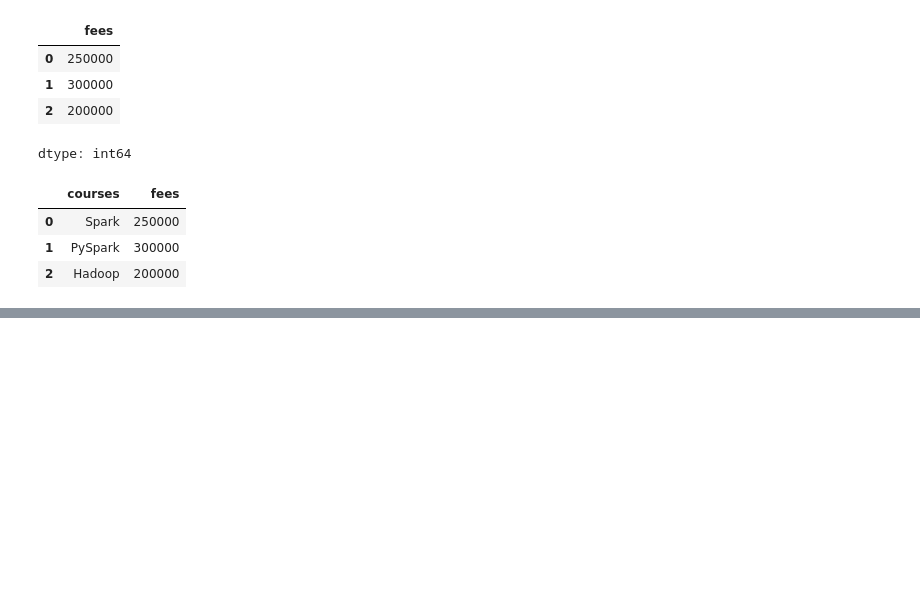
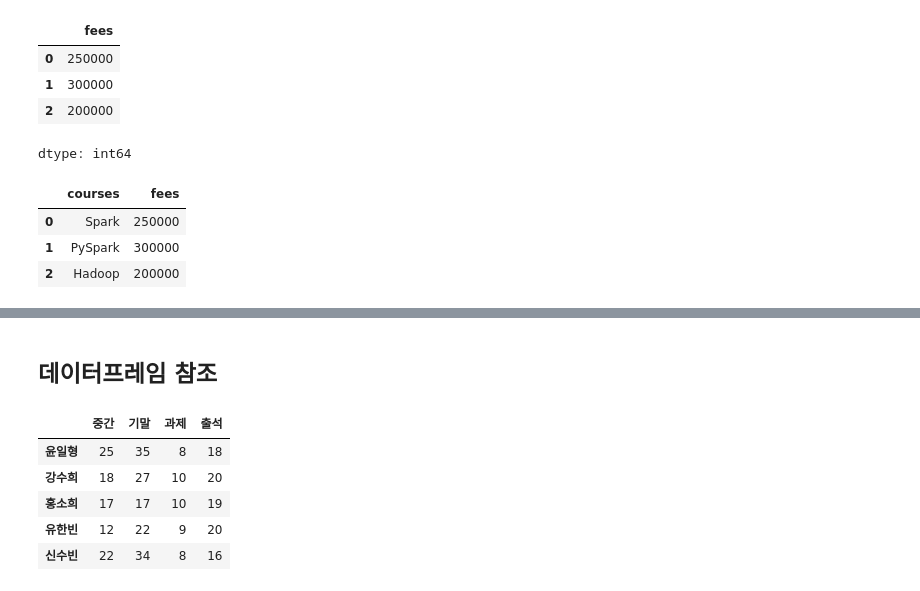
Before and after one commit to alstj003/2025-1-A-myclass-BDA, a Jupyter notebook: inclass/02w_A_0317_pandas_basic.ipynb, the cells around one changed output, grey strips where cells are left out. Cells and saved outputs as stored; diff of their text form; code cells hidden in the pictures; blank space fills up the shorter version.

```diff
--- a/inclass/02w_A_0317_pandas_basic.ipynb
+++ b/inclass/02w_A_0317_pandas_basic.ipynb
@@ -307,0 +570,20 @@ df
+# %% [markdown]
+## 데이터프레임 참조
+# %%
+import pandas as pd
+
+pf = pd.DataFrame(data = [[25, 35, 8, 18],
+                          [18, 27, 10, 20],
+                          [17, 17, 10, 19],
+                          [12, 22, 9, 20],
+                          [22, 34, 8, 16]],
+                  index=['윤일형', '강수희', '홍소희', '유한빈', '신수빈'],
+                  columns=['중간', '기말', '과제', '출석'])
+pf
+# %% [output]
+|  | 중간 | 기말 | 과제 | 출석 |
+| 윤일형 | 25 | 35 | 8 | 18 |
+| 강수희 | 18 | 27 | 10 | 20 |
+| 홍소희 | 17 | 17 | 10 | 19 |
+| 유한빈 | 12 | 22 | 9 | 20 |
+| 신수빈 | 22 | 34 | 8 | 16 |
```
Also changed, not shown: parts of 75 cells of this notebook.
